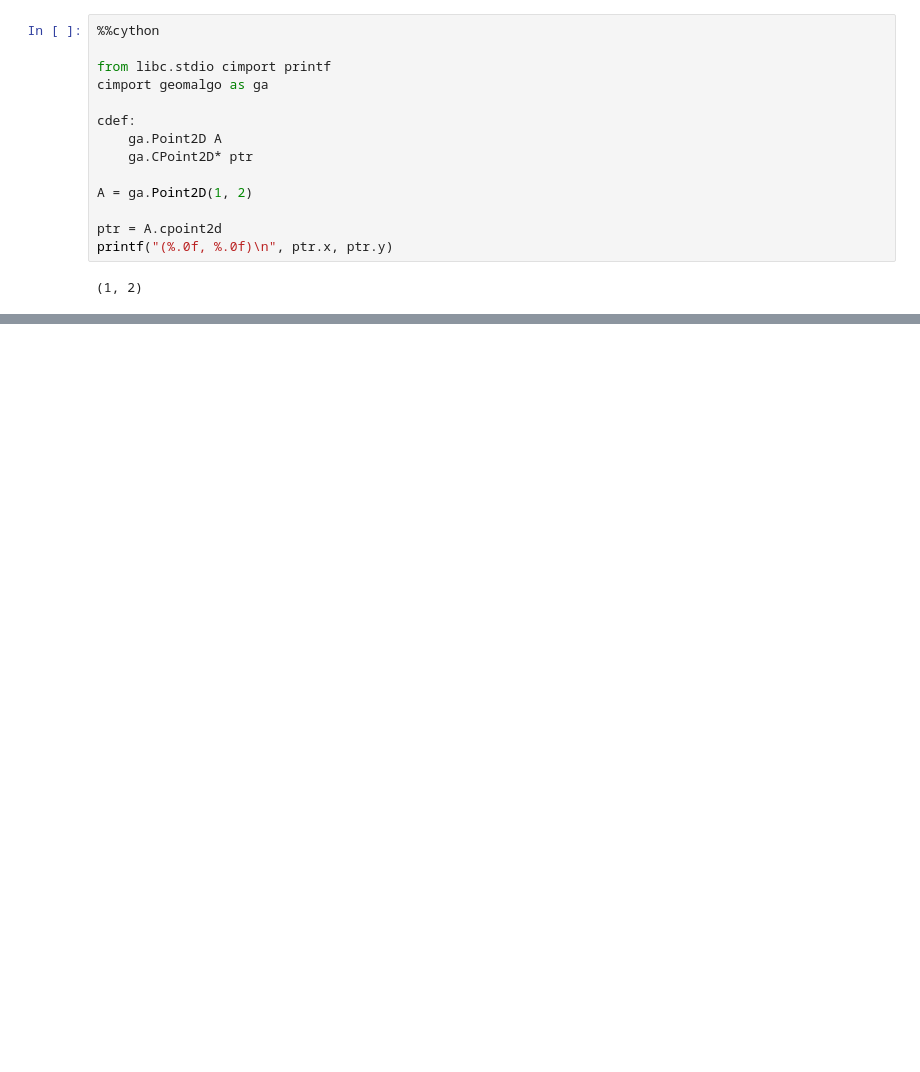
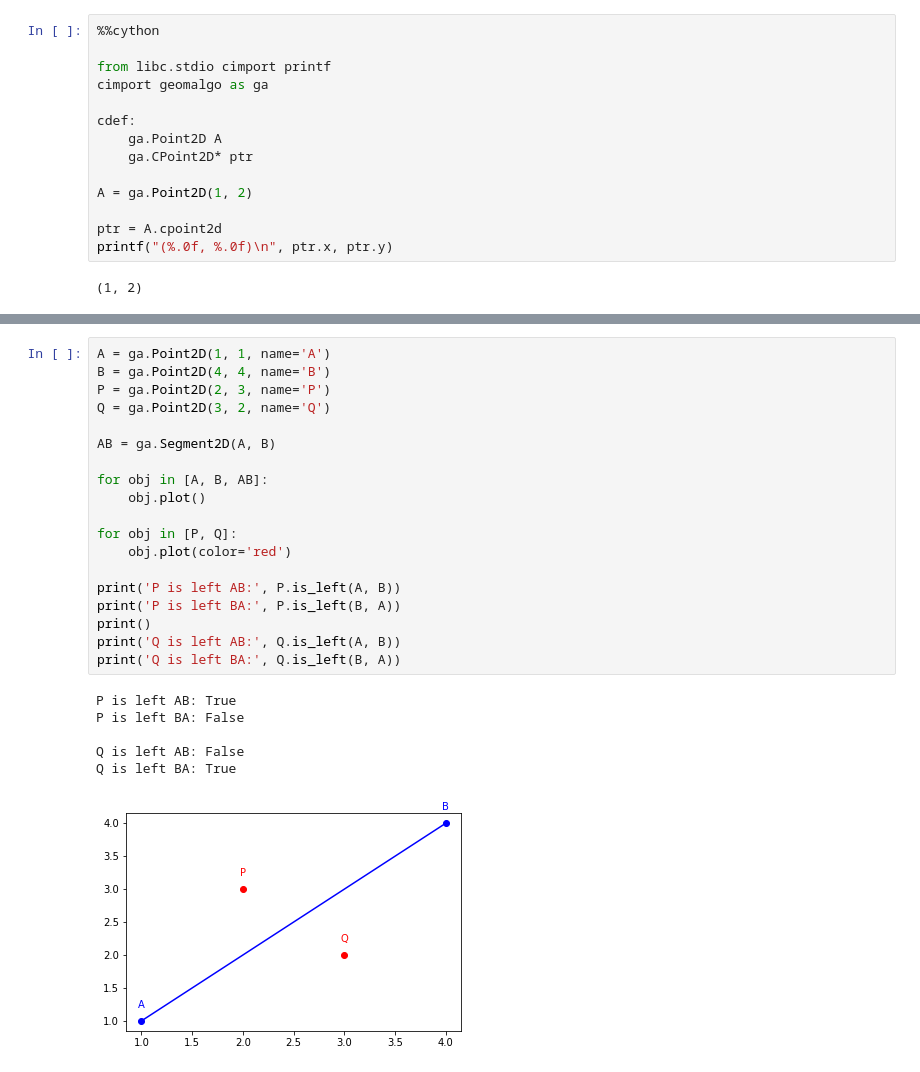
Before and after one commit to geomalgo/geomalgo-doc, a Jupyter notebook: points.ipynb, the cells around one changed output, grey strips where cells are left out. Cells and saved outputs as stored; diff of their text form; blank space fills up the shorter version.

Commit message:
points documentation

```diff
--- a/points.ipynb
+++ b/points.ipynb
@@ -134,0 +337,26 @@ strucutre and some computational functions.
+# %%
+A = ga.Point2D(1, 1, name='A')
+B = ga.Point2D(4, 4, name='B')
+P = ga.Point2D(2, 3, name='P')
+Q = ga.Point2D(3, 2, name='Q')
+
+AB = ga.Segment2D(A, B)
+
+for obj in [A, B, AB]:
+    obj.plot()
+
+for obj in [P, Q]:
+    obj.plot(color='red')
+
+print('P is left AB:', P.is_left(A, B))
+print('P is left BA:', P.is_left(B, A))
+print()
+print('Q is left AB:', Q.is_left(A, B))
+print('Q is left BA:', Q.is_left(B, A))
+# %% [output]
+P is left AB: True
+P is left BA: False
+
+Q is left AB: False
+Q is left BA: True
+[figure, added]
```
Also changed, not shown: parts of 32 cells of this notebook, 1 other file.
